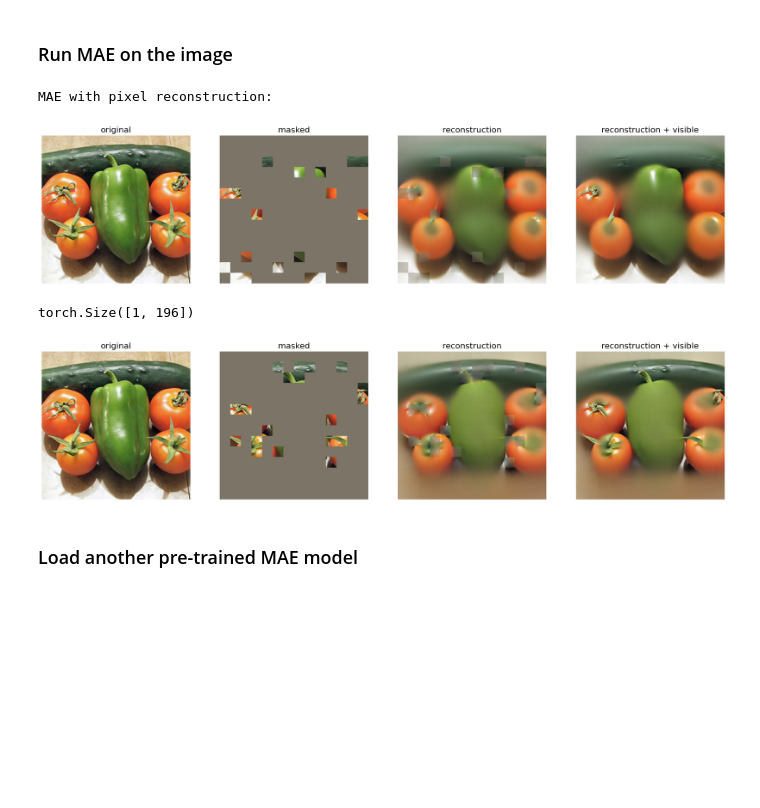
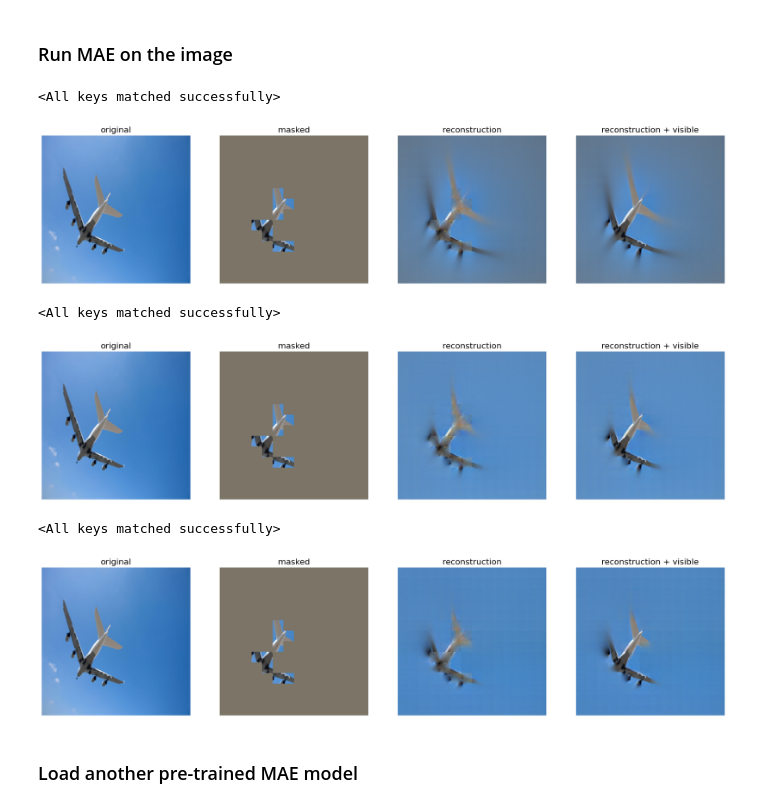
Before and after one commit to inschro/mae, a Jupyter notebook: demo/mae_visualize.ipynb, the cells around one changed output. Cells and saved outputs as stored; diff of their text form; code cells hidden in the pictures; blank space fills up the shorter version.

```diff
--- a/demo/mae_visualize.ipynb
+++ b/demo/mae_visualize.ipynb
@@ -97,9 +97,10 @@ def run_one_image(img, model, mask_ratio=0.96, masking='random'):
 # %%
 # load an image
 # img_url = 'https://user-images.githubusercontent.com/11435359/147738734-196fd92f-9260-48d5-ba7e-bf103d29364d.jpg' # fox, from ILSVRC2012_val_00046145
-img_url = 'https://user-images.githubusercontent.com/11435359/147743081-0428eecf-89e5-4e07-8da5-a30fd73cc0ba.jpg' # cucumber, from ILSVRC2012_val_00047851
-# img_url = 'https://www.travelandleisure.com/thmb/h97kSvljd2QYH2nUy3Y9ZNgO_pw=/1500x0/filters:no_upscale():max_bytes(150000):strip_icc()/plane-data-BUSYROUTES1217-f4f84b08d47f4951b11c148cee2c3dea.jpg'
+# img_url = 'https://user-images.githubusercontent.com/11435359/147743081-0428eecf-89e5-4e07-8da5-a30fd73cc0ba.jpg' # cucumber, from ILSVRC2012_val_00047851
+img_url = 'https://www.travelandleisure.com/thmb/h97kSvljd2QYH2nUy3Y9ZNgO_pw=/1500x0/filters:no_upscale():max_bytes(150000):strip_icc()/plane-data-BUSYROUTES1217-f4f84b08d47f4951b11c148cee2c3dea.jpg'
 # img_url = 'https://www.dailypaws.com/thmb/ZHs0nxwPjwixC4YkqyRcO9DB2bg=/1500x0/filters:no_upscale():max_bytes(150000):strip_icc()/striped-cat-playing-flower-552781357-2000-f8b1f07162594830bdba8a24e2268ad6.jpg'
+
 img = Image.open(requests.get(img_url, stream=True).raw)
 img = img.resize((224, 224))
 img = np.array(img) / 255.
@@ -133,14 +133,30 @@ Model loaded.
 # %%
 # make random mask reproducible (comment out to make it change)
 # torch.manual_seed(2)
-print('MAE with pixel reconstruction:')
-run_one_image(img, model_mae, mask_ratio=0.9, masking='random')
-run_one_image(img, model_mae, mask_ratio=0.9, masking='entropy')
+
+mask_ratio = 0.95
+
+chkpt_dir = '../mae_visualize_vit_large.pth'
+model_mae = prepare_model(chkpt_dir, 'mae_vit_large_patch16')
+# run_one_image(img, model_mae, mask_ratio=mask_ratio, masking='random')
+run_one_image(img, model_mae, mask_ratio=mask_ratio, masking='entropy')
+
+chkpt_dir = '../jobs/20240707032625/outputs/checkpoint-5.pth'
+model_mae = prepare_model(chkpt_dir, 'mae_vit_large_patch16')
+# run_one_image(img, model_mae, mask_ratio=mask_ratio, masking='random')
+run_one_image(img, model_mae, mask_ratio=mask_ratio, masking='entropy')
+
+chkpt_dir = '../jobs/20240707032625/outputs/checkpoint-10.pth'
+model_mae = prepare_model(chkpt_dir, 'mae_vit_large_patch16')
+# run_one_image(img, model_mae, mask_ratio=mask_ratio, masking='random')
+run_one_image(img, model_mae, mask_ratio=mask_ratio, masking='entropy')
 # %% [output]
-MAE with pixel reconstruction:
+<All keys matched successfully>
-[figure, old version]
+[figure, new version]
-torch.Size([1, 196])
+<All keys matched successfully>
-[figure, old version]
+[figure, new version]
+<All keys matched successfully>
+[figure, added]
 # %% [markdown]
 ### Load another pre-trained MAE model
 # %%
```
Also changed, not shown: parts of 4 cells of this notebook, 6 other files.
